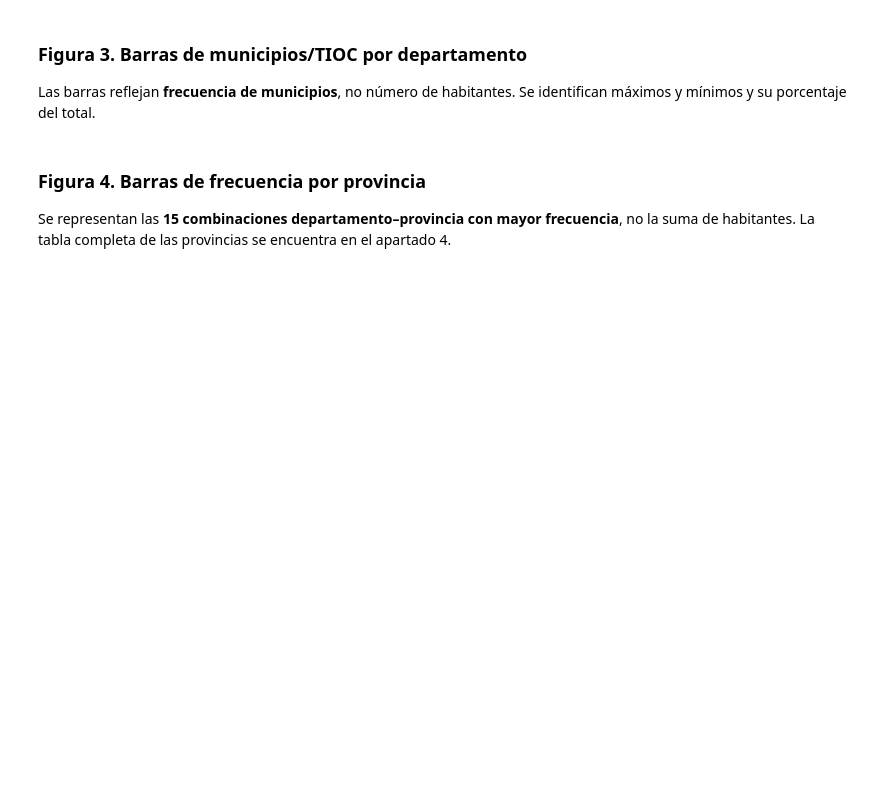
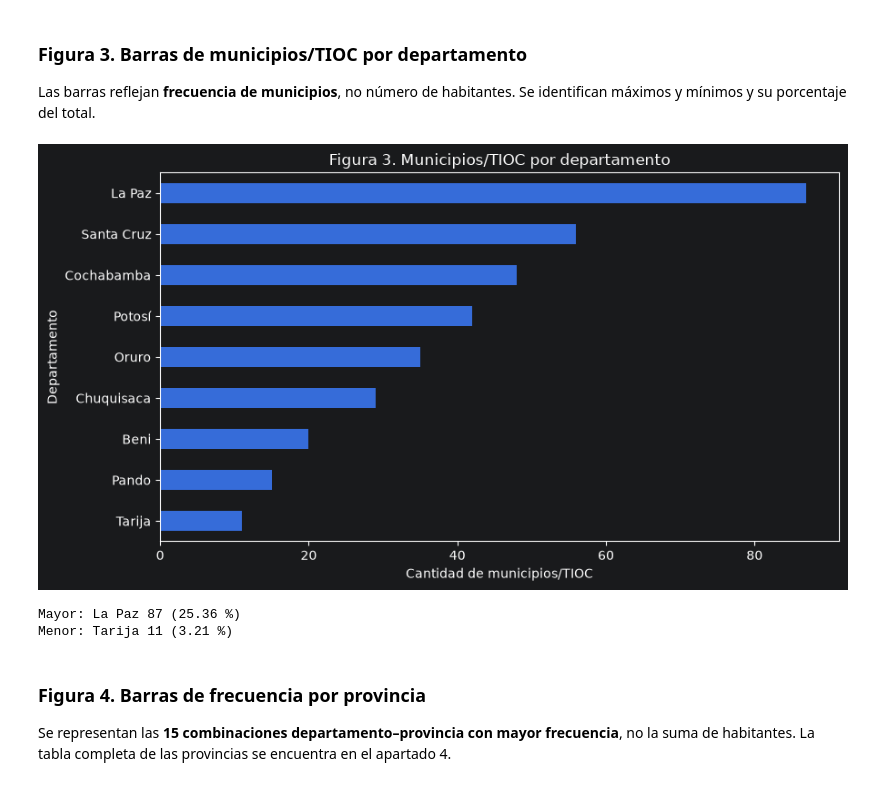
Before and after one commit to HWatson03/proyectoJupyter, a Jupyter notebook: analisis_censo2024_municipios.ipynb, the cells around one changed output. Cells and saved outputs as stored; diff of their text form; code cells hidden in the pictures; blank space fills up the shorter version.

```diff
--- a/analisis_censo2024_municipios.ipynb
+++ b/analisis_censo2024_municipios.ipynb
@@ -137,8 +245,23 @@ print(f"Mediana: {s.median():,.1f} años; Q1: {s.quantile(.25):,.1f}; Q3: {s.qua
 ### Figura 3. Barras de municipios/TIOC por departamento
 Las barras reflejan **frecuencia de municipios**, no número de habitantes. Se identifican máximos y mínimos y su porcentaje del total.
 # %%
-s=departamentos.frecuencia.sort_values();plt.figure(figsize=(9,5));s.plot.barh();plt.title("Figura 3. Municipios/TIOC por departamento");plt.xlabel("Cantidad de municipios/TIOC");plt.ylabel("Departamento");plt.tight_layout();plt.savefig(carpeta_exportaciones/"grafico_03_departamentos.png",dpi=180);plt.show()
-print("Mayor:",departamentos.index[0],int(departamentos.frecuencia.iloc[0]),f"({departamentos.porcentaje.iloc[0]:.2f} %)");print("Menor:",departamentos.index[-1],int(departamentos.frecuencia.iloc[-1]),f"({departamentos.porcentaje.iloc[-1]:.2f} %)")
+s = departamentos.frecuencia.sort_values();
+plt.figure(figsize=(9, 5));
+s.plot.barh();
+plt.title("Figura 3. Municipios/TIOC por departamento");
+plt.xlabel("Cantidad de municipios/TIOC");
+plt.ylabel("Departamento");
+plt.tight_layout();
+plt.savefig(carpeta_exportaciones / "grafico_03_departamentos.png", dpi=180);
+plt.show()
+print("Mayor:", departamentos.index[0], int(departamentos.frecuencia.iloc[0]),
+      f"({departamentos.porcentaje.iloc[0]:.2f} %)");
+print("Menor:", departamentos.index[-1], int(departamentos.frecuencia.iloc[-1]),
+      f"({departamentos.porcentaje.iloc[-1]:.2f} %)")
+# %% [output]
+[figure, added]
+Mayor: La Paz 87 (25.36 %)
+Menor: Tarija 11 (3.21 %)
 # %% [markdown]
 ### Figura 4. Barras de frecuencia por provincia
 Se representan las **15 combinaciones departamento–provincia con mayor frecuencia**, no la suma de habitantes. La tabla completa de las provincias se encuentra en el apartado 4.
```
Also changed, not shown: parts of 11 cells of this notebook, 16 other files.
